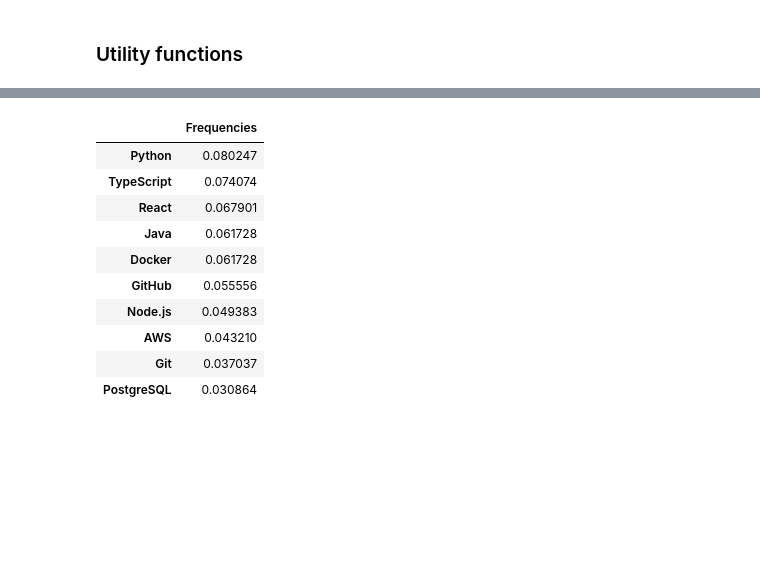
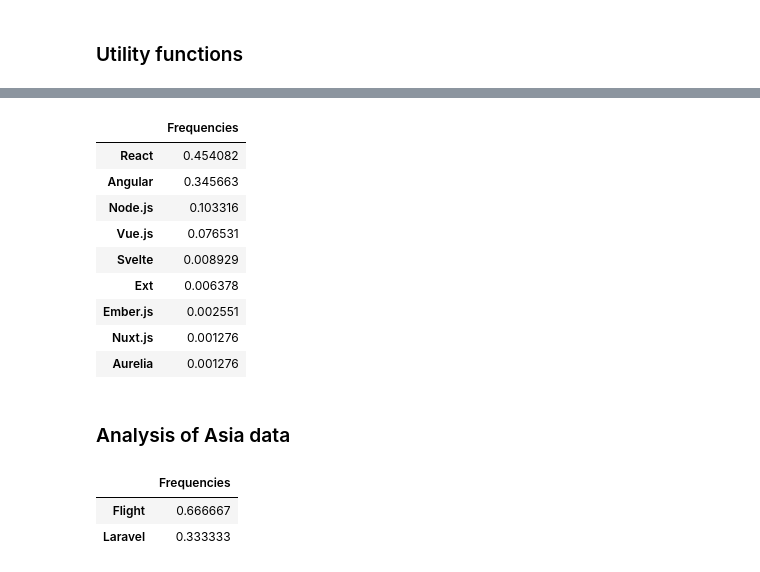
Before and after one commit to RyukShi/Web-Scraping-Project, a Jupyter notebook: data/jobs_analytics_offline.ipynb, the cells around one changed output, grey strips where cells are left out. Cells and saved outputs as stored; diff of their text form; code cells hidden in the pictures; blank space fills up the shorter version.

```diff
--- a/data/jobs_analytics_offline.ipynb
+++ b/data/jobs_analytics_offline.ipynb
@@ -15,21 +15,21 @@ import plotly.express as px
 # %% [markdown]
 ### Loading and filtering data
 # %%
-# data dump from MySQL database at 12/13/2022
+# data dump from MySQL database at 17/13/2022
 df = read_csv('jobs_offers.csv', encoding='utf-8')
 
-# convert str (json in database) to python list with loads function
-df.technologies = df.technologies.apply(lambda str_list: loads(str_list))
-
-# set job_offer_id as default index
-df.set_index('job_offer_id', inplace=True)
+# convert str (json in database) to python dict with loads function
+df.technologies = df.technologies.apply(lambda str_dict: loads(str_dict))
 
 # delete unnecessary columns
 df.drop(['description', 'company_url', 'date_time',
         'criteria', 'job_offer_url'], axis=1, inplace=True)
 
+# set job_offer_id as default index
+df.set_index('job_offer_id', inplace=True)
+
 # technologies filter
-technologies_filter = df.technologies.apply(lambda l: len(l) > 0)
+technologies_filter = df.technologies.apply(lambda d: d != None and len(d) > 0)
 
 # apply technologies filter to df
 df = df[technologies_filter]
@@ -61,17 +68,11 @@ df_asia.shape
 # %% [markdown]
 ### Utility functions
 # %%
-def get_freq(S: Series, columns: list = ['Frequencies']) -> DataFrame:
+def get_freq(S: Series, category: str, columns: list = ['Frequencies']) -> DataFrame:
     L = []
-    for el in S:
-        L.extend(el)
+    for dict in S:
+        for cat, tech in dict.items():
+            if cat == category:
+                L.extend(tech)
+                break
     return DataFrame(Series(L).value_counts(normalize=True), columns=columns)
-
-
-def get_figure(df: DataFrame, n_rows: int, title: str, labels: dict):
-    return px.bar(
-        df.head(n_rows),
-        title=title,
-        template='plotly_dark',
-        labels=labels
-    )
@@ -100,0 +104,15 @@ fig_technologies_freq_eu.show()
+# %%
+freq_js_frameworks_eu = get_freq(df_eu.technologies, 'JavaScript Frameworks')
+# print top JS Frameworks for df_eu
+freq_js_frameworks_eu
+# %% [output]
+|  | Frequencies |
+| React | 0.454082 |
+| Angular | 0.345663 |
+| Node.js | 0.103316 |
+| Vue.js | 0.076531 |
+| Svelte | 0.008929 |
+| Ext | 0.006378 |
+| Ember.js | 0.002551 |
+| Nuxt.js | 0.001276 |
+| Aurelia | 0.001276 |
@@ -101,17 +128,11 @@ fig_technologies_freq_eu.show()
+# %% [markdown]
+### Analysis of Asia data
 # %%
-freq_technologies_asia = get_freq(df_asia.technologies)
-# print top 10 for df_asia
-freq_technologies_asia.head(10)
+freq_php_frameworks_asia = get_freq(df_asia.technologies, 'PHP Frameworks')
+# print top PHP Frameworks for df_asia
+freq_php_frameworks_asia
 # %% [output]
 |  | Frequencies |
-| Python | 0.080247 |
-| TypeScript | 0.074074 |
-| React | 0.067901 |
-| Java | 0.061728 |
-| Docker | 0.061728 |
-| GitHub | 0.055556 |
-| Node.js | 0.049383 |
-| AWS | 0.043210 |
-| Git | 0.037037 |
-| PostgreSQL | 0.030864 |
+| Flight | 0.666667 |
+| Laravel | 0.333333 |
 # %%
```
Also changed, not shown: parts of 13 cells of this notebook, 14 other files.
